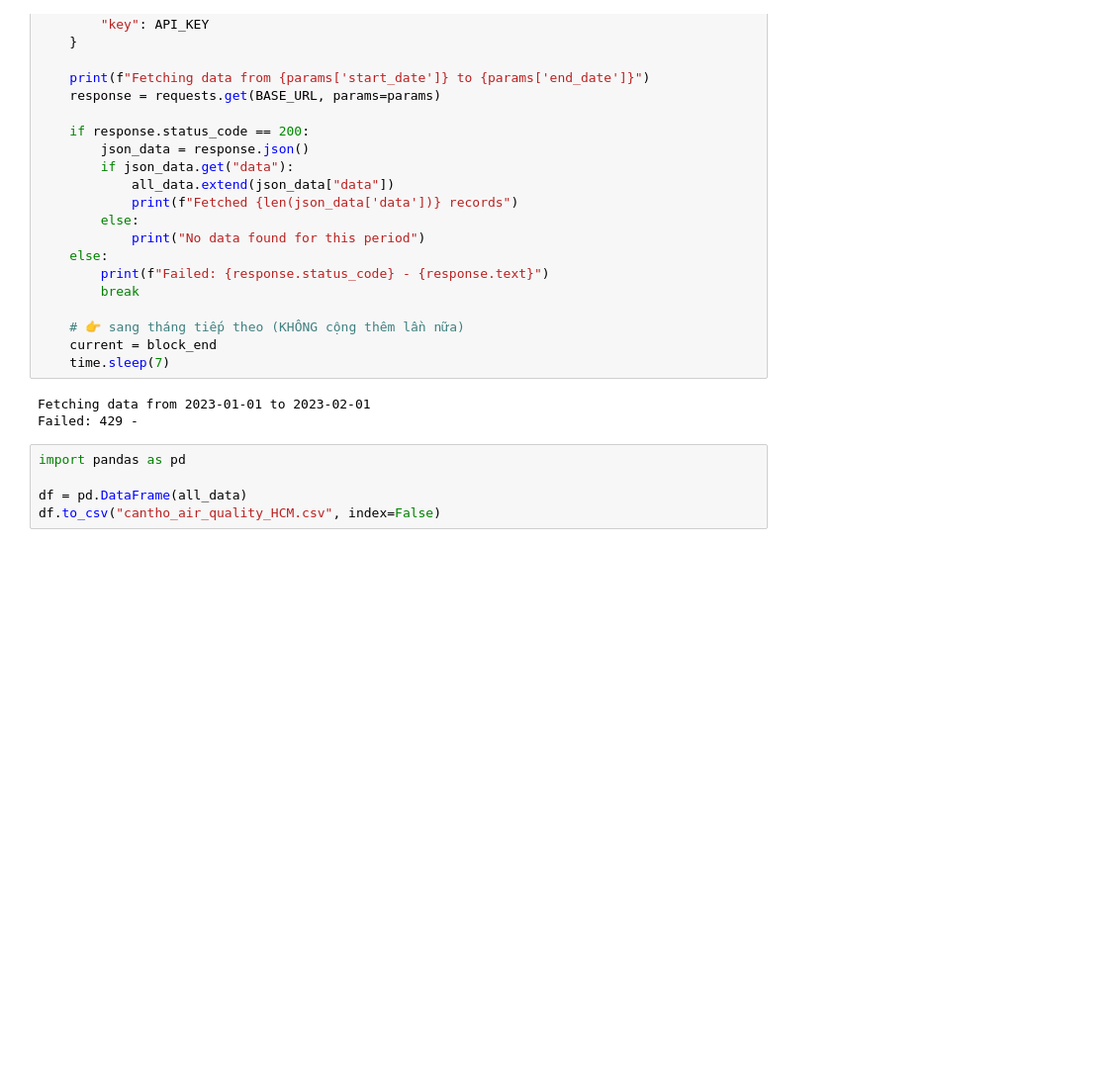
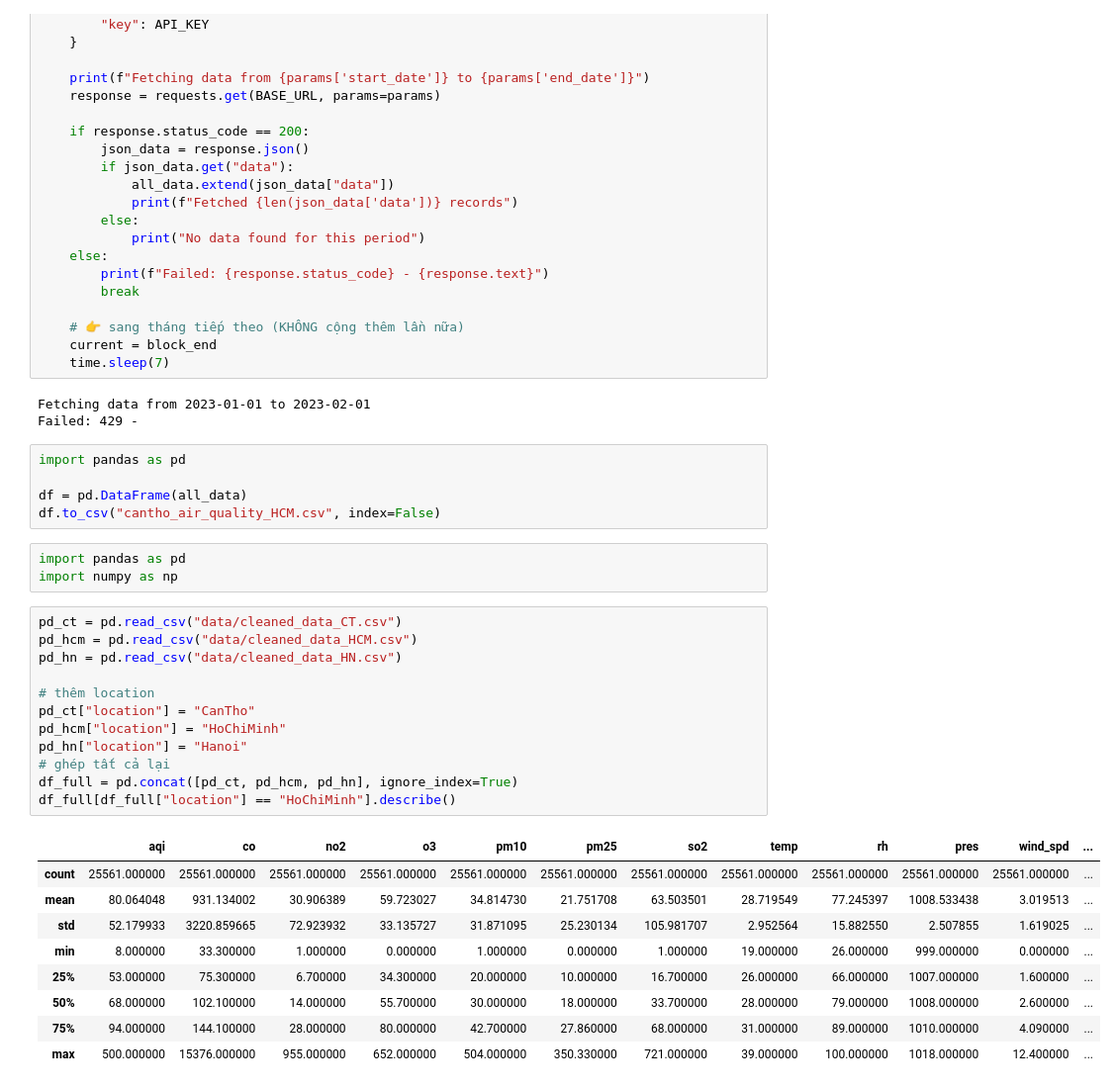
Before and after one commit to son3005/air-quality-forecasting, a Jupyter notebook: aa.ipynb, the cells around one changed output. Shown at 99% size. Cells and saved outputs as stored; diff of their text form; blank space fills up the shorter version.

```diff
--- a/aa.ipynb
+++ b/aa.ipynb
@@ -60,3 +60,28 @@ import pandas as pd
 
 df = pd.DataFrame(all_data)
 df.to_csv("cantho_air_quality_HCM.csv", index=False)
+# %%
+import pandas as pd
+import numpy as np
+# %%
+pd_ct = pd.read_csv("data/cleaned_data_CT.csv")
+pd_hcm = pd.read_csv("data/cleaned_data_HCM.csv")
+pd_hn = pd.read_csv("data/cleaned_data_HN.csv")
+
+# thêm location
+pd_ct["location"] = "CanTho"
+pd_hcm["location"] = "HoChiMinh"
+pd_hn["location"] = "Hanoi"
+# ghép tất cả lại
+df_full = pd.concat([pd_ct, pd_hcm, pd_hn], ignore_index=True)
+df_full[df_full["location"] == "HoChiMinh"].describe()
+# %% [output]
+|  | aqi | co | no2 | o3 | pm10 | pm25 | so2 | temp | rh | pres | wind_spd | ... |
+| count | 25561.000000 | 25561.000000 | 25561.000000 | 25561.000000 | 25561.000000 | 25561.000000 | 25561.000000 | 25561.000000 | 25561.000000 | 25561.000000 | 25561.000000 | ... |
+| mean | 80.064048 | 931.134002 | 30.906389 | 59.723027 | 34.814730 | 21.751708 | 63.503501 | 28.719549 | 77.245397 | 1008.533438 | 3.019513 | ... |
+| std | 52.179933 | 3220.859665 | 72.923932 | 33.135727 | 31.871095 | 25.230134 | 105.981707 | 2.952564 | 15.882550 | 2.507855 | 1.619025 | ... |
+| min | 8.000000 | 33.300000 | 1.000000 | 0.000000 | 1.000000 | 0.000000 | 1.000000 | 19.000000 | 26.000000 | 999.000000 | 0.000000 | ... |
+| 25% | 53.000000 | 75.300000 | 6.700000 | 34.300000 | 20.000000 | 10.000000 | 16.700000 | 26.000000 | 66.000000 | 1007.000000 | 1.600000 | ... |
+| 50% | 68.000000 | 102.100000 | 14.000000 | 55.700000 | 30.000000 | 18.000000 | 33.700000 | 28.000000 | 79.000000 | 1008.000000 | 2.600000 | ... |
+| 75% | 94.000000 | 144.100000 | 28.000000 | 80.000000 | 42.700000 | 27.860000 | 68.000000 | 31.000000 | 89.000000 | 1010.000000 | 4.090000 | ... |
+| max | 500.000000 | 15376.000000 | 955.000000 | 652.000000 | 504.000000 | 350.330000 | 721.000000 | 39.000000 | 100.000000 | 1018.000000 | 12.400000 | ... |
```
Also changed, not shown: parts of 10 cells of this notebook, 12 other files.
